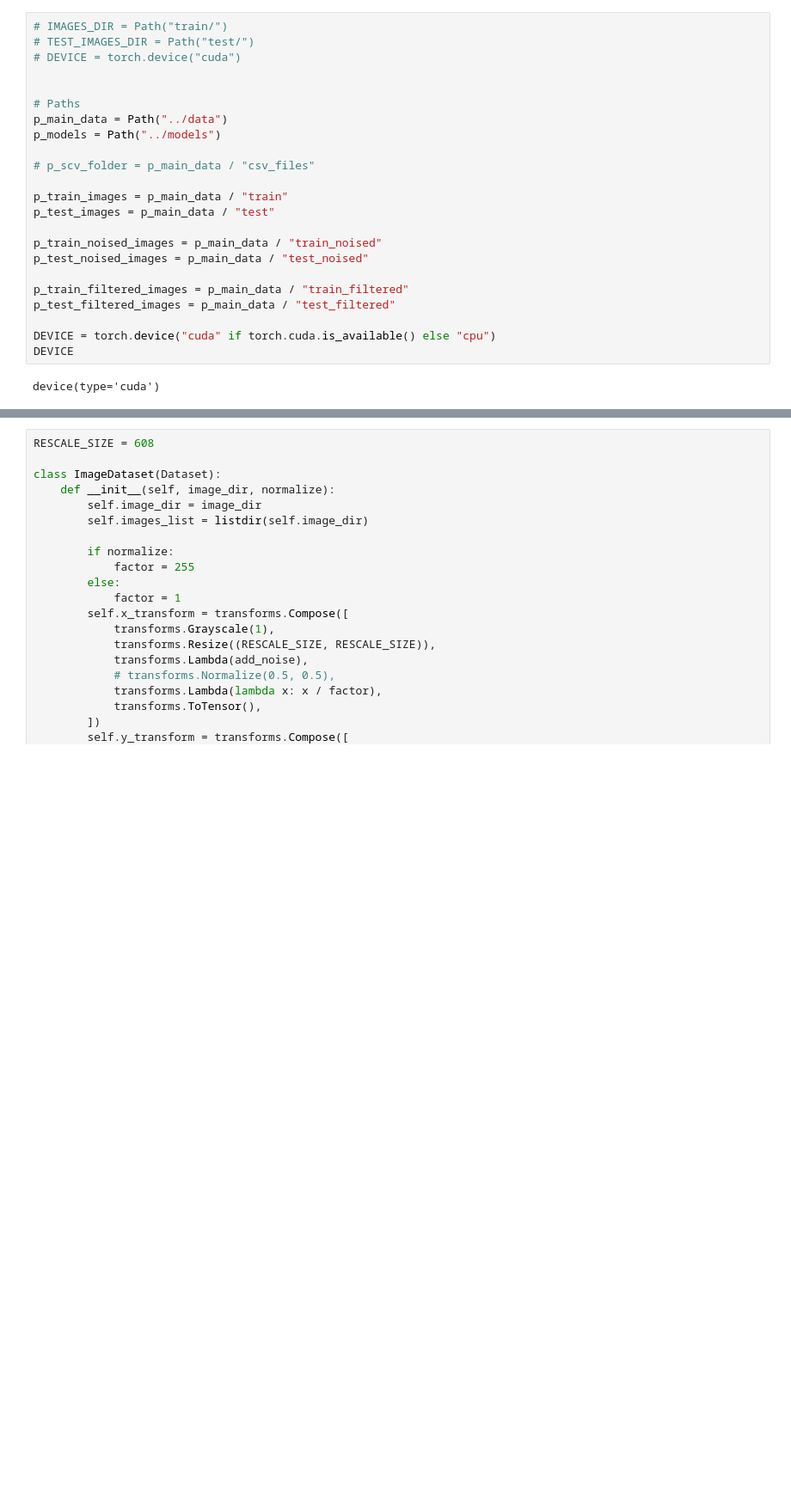
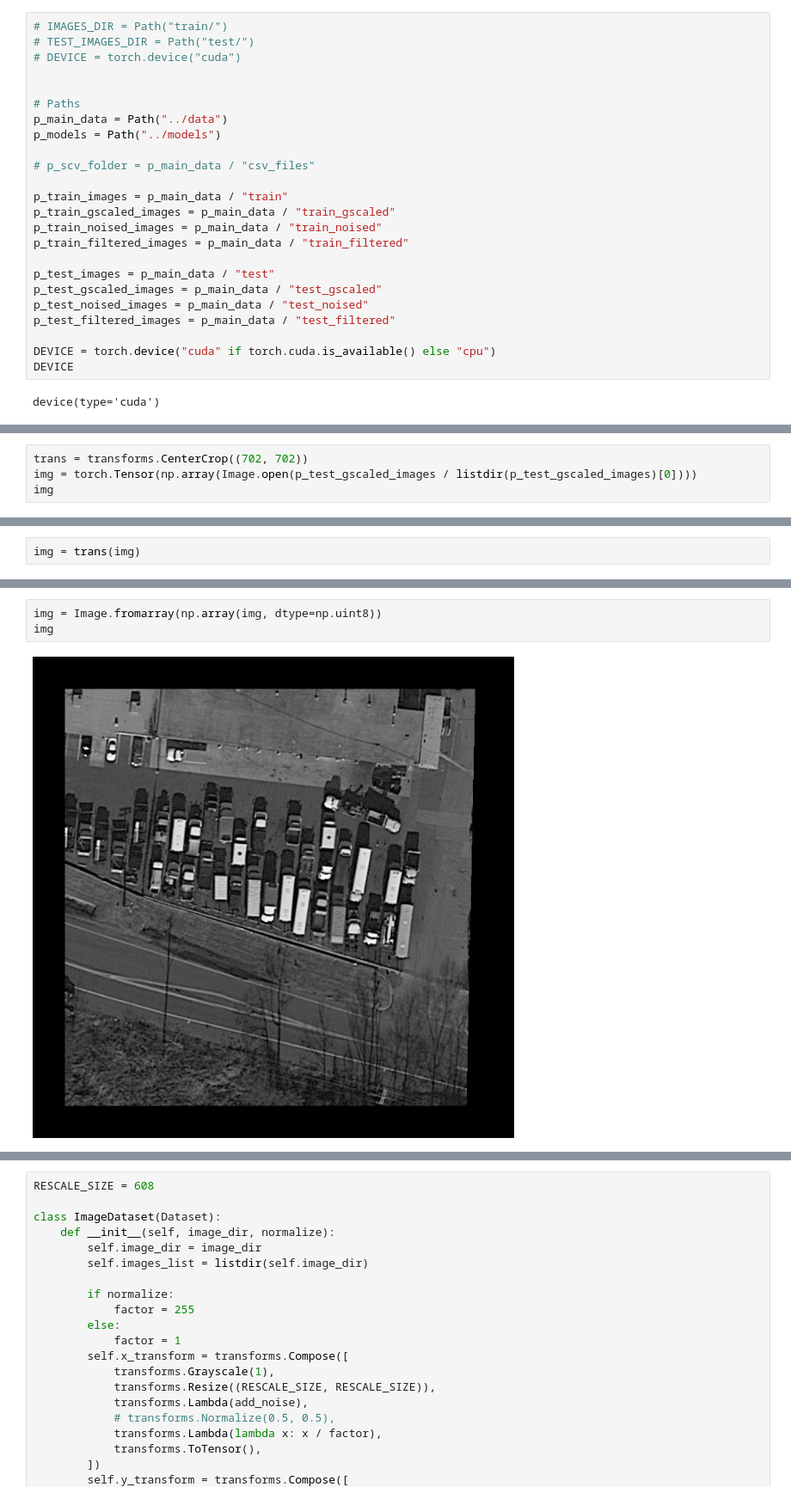
Before and after one commit to Felecort/NN_Filter_Radiolocation_Imgs, a Jupyter notebook: src/NIR_CNN/src/NIR_CNN.ipynb, the cells around one changed output, grey strips where cells are left out. Shown at 86% size. Saved outputs shown, nothing was run; the diff lists cells and outputs as text; blank space fills up the shorter version.

```diff
--- a/src/NIR_CNN/src/NIR_CNN.ipynb
+++ b/src/NIR_CNN/src/NIR_CNN.ipynb
@@ -38,12 +38,13 @@ p_models = Path("../models")
 # p_scv_folder = p_main_data / "csv_files"
 
 p_train_images = p_main_data / "train"
+p_train_gscaled_images = p_main_data / "train_gscaled"
+p_train_noised_images = p_main_data / "train_noised"
+p_train_filtered_images = p_main_data / "train_filtered"
+
 p_test_images = p_main_data / "test"
-
-p_train_noised_images = p_main_data / "train_noised"
+p_test_gscaled_images = p_main_data / "test_gscaled"
 p_test_noised_images = p_main_data / "test_noised"
-
-p_train_filtered_images = p_main_data / "train_filtered"
 p_test_filtered_images = p_main_data / "test_filtered"
 
 DEVICE = torch.device("cuda" if torch.cuda.is_available() else "cpu")
@@ -52,0 +66,4 @@ device(type='cuda')
+# %%
+trans = transforms.CenterCrop((702, 702))
+img = torch.Tensor(np.array(Image.open(p_test_gscaled_images / listdir(p_test_gscaled_images)[0])))
+img
@@ -52,0 +78,2 @@ device(type='cuda')
+# %%
+img = trans(img)
@@ -52,0 +90,5 @@ device(type='cuda')
+# %%
+img = Image.fromarray(np.array(img, dtype=np.uint8))
+img
+# %% [output]
+[figure, added]
```
Also changed, not shown: parts of 5 cells of this notebook.
